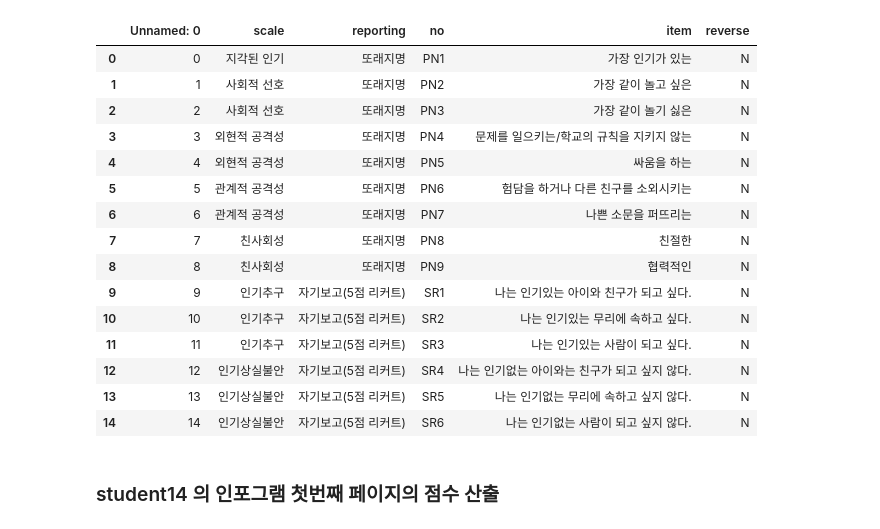
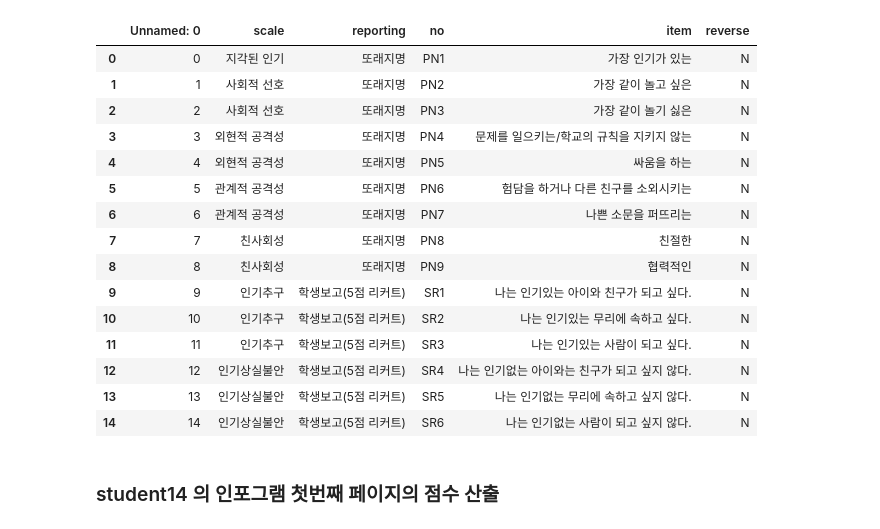
Before and after one commit to Byumin/peer, a Jupyter notebook: scoring.ipynb, the cells around one changed output. Saved outputs shown, nothing was run; the diff lists cells and outputs as text; code cells hidden in the pictures.

Commit message:
학생 자기보고 데이터 불러오기

```diff
--- a/scoring.ipynb
+++ b/scoring.ipynb
@@ -38,30 +55,28 @@ HTTPError: 404 Client Error: Not Found for url: https://github.com/Byumin/peer/r
 # %%
 # 또래 지명 척도_지각된 인기, 사회적 선호, 외현적 공격성, 관계적 공격성, 친사회성 척도 채점
 # 자기보고 척도_인기추구, 인기상실불안 척도 채점
 # 해당 척도의 문항 확인
-url = "https://github.com/Byumin/peer/raw/refs/heads/item/item_info.xlsx"
-response = requests.get(url)
-response.raise_for_status()
-item = pd.read_excel(BytesIO(response.content))
+url = "https://raw.githubusercontent.com/Byumin/peer/refs/heads/item/item_info.csv"
+item = pd.read_csv(url)
 item = item[item['scale'].str.contains('지각된 인기|사회적 선호|외현적 공격성|관계적 공격성|친사회성|인기추구|인기상실불안', na=False)]
 item
 # %% [output]
 |  | Unnamed: 0 | scale | reporting | no | item | reverse |
 | 0 | 0 | 지각된 인기 | 또래지명 | PN1 | 가장 인기가 있는 | N |
 | 1 | 1 | 사회적 선호 | 또래지명 | PN2 | 가장 같이 놀고 싶은 | N |
 | 2 | 2 | 사회적 선호 | 또래지명 | PN3 | 가장 같이 놀기 싫은 | N |
 | 3 | 3 | 외현적 공격성 | 또래지명 | PN4 | 문제를 일으키는/학교의 규칙을 지키지 않는 | N |
 | 4 | 4 | 외현적 공격성 | 또래지명 | PN5 | 싸움을 하는 | N |
 | 5 | 5 | 관계적 공격성 | 또래지명 | PN6 | 험담을 하거나 다른 친구를 소외시키는 | N |
 | 6 | 6 | 관계적 공격성 | 또래지명 | PN7 | 나쁜 소문을 퍼뜨리는 | N |
 | 7 | 7 | 친사회성 | 또래지명 | PN8 | 친절한 | N |
 | 8 | 8 | 친사회성 | 또래지명 | PN9 | 협력적인 | N |
-| 9 | 9 | 인기추구 | 자기보고(5점 리커트) | SR1 | 나는 인기있는 아이와 친구가 되고 싶다. | N |
-| 10 | 10 | 인기추구 | 자기보고(5점 리커트) | SR2 | 나는 인기있는 무리에 속하고 싶다. | N |
-| 11 | 11 | 인기추구 | 자기보고(5점 리커트) | SR3 | 나는 인기있는 사람이 되고 싶다. | N |
-| 12 | 12 | 인기상실불안 | 자기보고(5점 리커트) | SR4 | 나는 인기없는 아이와는 친구가 되고 싶지 않다. | N |
-| 13 | 13 | 인기상실불안 | 자기보고(5점 리커트) | SR5 | 나는 인기없는 무리에 속하고 싶지 않다. | N |
-| 14 | 14 | 인기상실불안 | 자기보고(5점 리커트) | SR6 | 나는 인기없는 사람이 되고 싶지 않다. | N |
+| 9 | 9 | 인기추구 | 학생보고(5점 리커트) | SR1 | 나는 인기있는 아이와 친구가 되고 싶다. | N |
+| 10 | 10 | 인기추구 | 학생보고(5점 리커트) | SR2 | 나는 인기있는 무리에 속하고 싶다. | N |
+| 11 | 11 | 인기추구 | 학생보고(5점 리커트) | SR3 | 나는 인기있는 사람이 되고 싶다. | N |
+| 12 | 12 | 인기상실불안 | 학생보고(5점 리커트) | SR4 | 나는 인기없는 아이와는 친구가 되고 싶지 않다. | N |
+| 13 | 13 | 인기상실불안 | 학생보고(5점 리커트) | SR5 | 나는 인기없는 무리에 속하고 싶지 않다. | N |
+| 14 | 14 | 인기상실불안 | 학생보고(5점 리커트) | SR6 | 나는 인기없는 사람이 되고 싶지 않다. | N |
 # %% [markdown]
 ### student14 의 인포그램 첫번째 페이지의 점수 산출
 # %%
```
Also changed, not shown: parts of 4 cells of this notebook, 1 other file.
